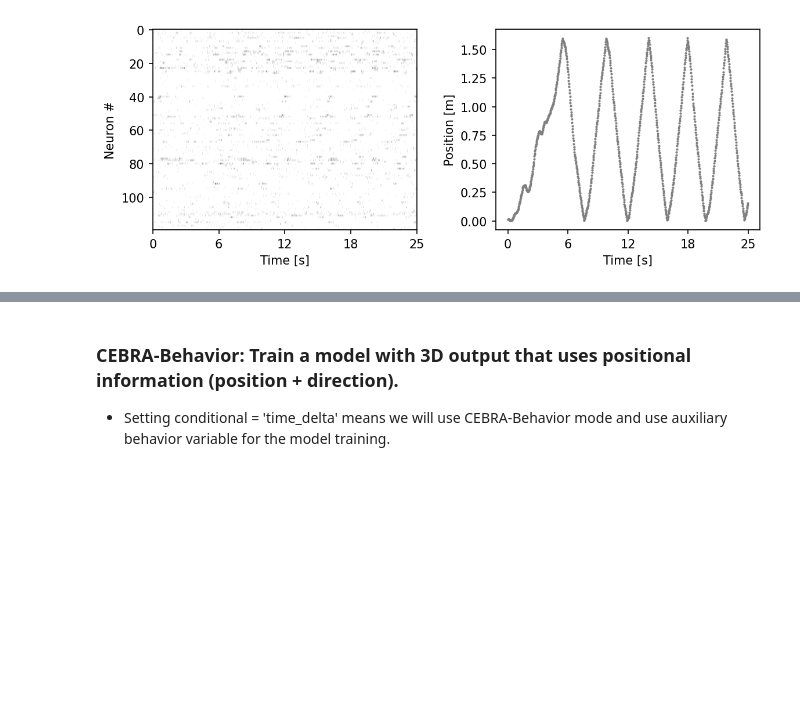
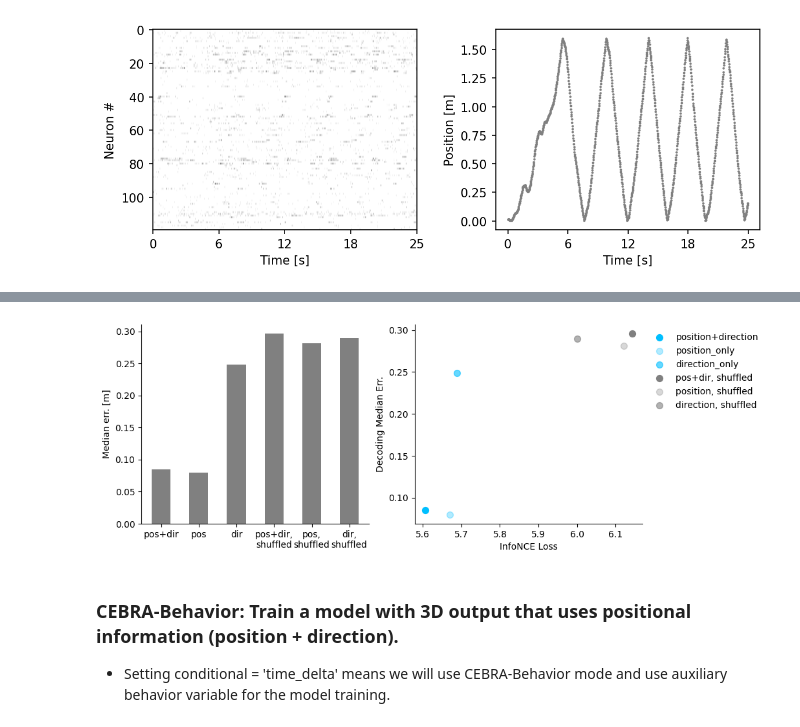
Before and after one commit to lucaase/brain-decoding, a Jupyter notebook: Demo_hippocampus.ipynb, the cells around one changed output, grey strips where cells are left out. Cells and saved outputs as stored; diff of their text form; code cells hidden in the pictures; blank space fills up the shorter version.

```diff
--- a/Demo_hippocampus.ipynb
+++ b/Demo_hippocampus.ipynb
@@ -63,0 +153,9 @@ plt.show()
+# %%
+# Train CEBRA-Behavior models with both position and direction variables.
+cebra_posdir_model.fit(neural_train, label_train)
+
+# Train CEBRA-Behavior models with position variable.
+cebra_pos_model.fit(neural_train, label_train[:,0])
+
+# Train CEBRA-Behavior models with direction variable.
+cebra_dir_model.fit(neural_train, label_train[:,1])
@@ -63,0 +257,38 @@ plt.show()
+# %%
+cebra_posdir_decode = decoding_pos_dir(cebra_posdir_train, cebra_posdir_test, label_train, label_test)
+cebra_pos_decode = decoding_pos_dir(cebra_pos_train, cebra_pos_test, label_train, label_test)
+cebra_dir_decode = decoding_pos_dir(cebra_dir_train, cebra_dir_test, label_train, label_test)
+
+cebra_posdir_shuffled_decode = decoding_pos_dir(cebra_posdir_shuffled_train, cebra_posdir_shuffled_test, label_train, label_test)
+cebra_pos_shuffled_decode = decoding_pos_dir(cebra_pos_shuffled_train, cebra_pos_shuffled_test, label_train, label_test)
+cebra_dir_shuffled_decode = decoding_pos_dir(cebra_dir_shuffled_train, cebra_dir_shuffled_test, label_train, label_test)
+# %%
+fig = plt.figure(figsize=(10,4))
+
+ax1= plt.subplot(121)
+ax1.bar(np.arange(6),
+        [cebra_posdir_decode[1], cebra_pos_decode[1], cebra_dir_decode[1],
+         cebra_posdir_shuffled_decode[1], cebra_pos_shuffled_decode[1], cebra_dir_shuffled_decode[1]],
+         width = 0.5, color = 'gray')
+ax1.spines['top'].set_visible(False)
+ax1.spines['right'].set_visible(False)
+ax1.set_xticks(np.arange(6))
+ax1.set_xticklabels(['pos+dir', 'pos', 'dir', 'pos+dir,\nshuffled', 'pos,\nshuffled', 'dir,\nshuffled'])
+ax1.set_ylabel('Median err. [m]')
+
+ax2 = plt.subplot(122)
+ax2.scatter(cebra_posdir_model.state_dict_['loss'][-1],cebra_posdir_decode[1], s=50, c='deepskyblue', label = 'position+direction')
+ax2.scatter(cebra_pos_model.state_dict_['loss'][-1],cebra_pos_decode[1], s=50, c='deepskyblue', alpha = 0.3, label = 'position_only')
+ax2.scatter(cebra_dir_model.state_dict_['loss'][-1],cebra_dir_decode[1], s=50, c='deepskyblue', alpha=0.6,label = 'direction_only')
+ax2.scatter(cebra_posdir_shuffled_model.state_dict_['loss'][-1],cebra_posdir_shuffled_decode[1], s=50, c='gray', label = 'pos+dir, shuffled')
+ax2.scatter(cebra_pos_shuffled_model.state_dict_['loss'][-1],cebra_pos_shuffled_decode[1], s=50, c='gray', alpha = 0.3, label = 'position, shuffled')
+ax2.scatter(cebra_dir_shuffled_model.state_dict_['loss'][-1],cebra_dir_shuffled_decode[1], s=50, c='gray', alpha=0.6,label = 'direction, shuffled')
+
+ax2.spines['top'].set_visible(False)
+ax2.spines['right'].set_visible(False)
+ax2.set_xlabel('InfoNCE Loss')
+ax2.set_ylabel('Decoding Median Err.')
+plt.legend(bbox_to_anchor=(1,1), frameon = False )
+plt.show()
+# %% [output]
+[figure, added]
```
Also changed, not shown: parts of 51 cells of this notebook, 9 other files.
